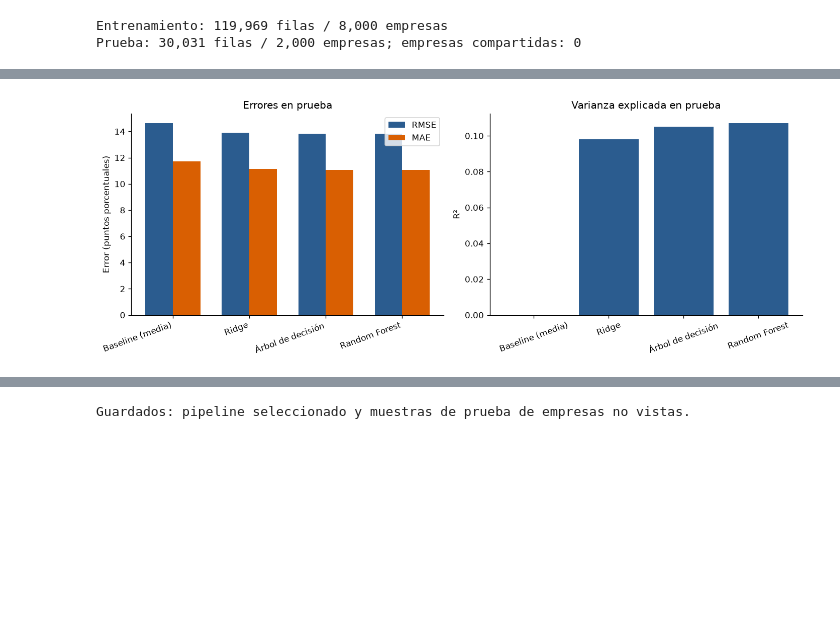
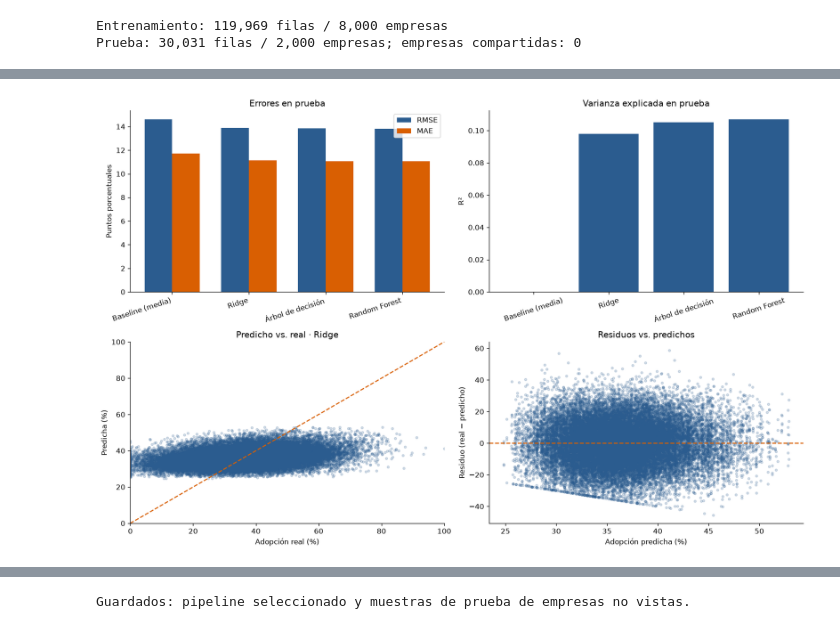
Before and after one commit to TaniaGorosito/aa-2026-entorno, a Jupyter notebook: proyecto_equipo/notebooks/05_regresion.ipynb, the cells around one changed output, grey strips where cells are left out. Saved outputs shown, nothing was run; the diff lists cells and outputs as text; code cells hidden in the pictures; blank space fills up the shorter version.

```diff
--- a/proyecto_equipo/notebooks/05_regresion.ipynb
+++ b/proyecto_equipo/notebooks/05_regresion.ipynb
@@ -184,34 +267,64 @@ Modelo con menor RMSE de prueba: Random Forest
 # %%
-# Comparación de errores (misma unidad) y R² en el conjunto de prueba.
-fig, axes = plt.subplots(1, 2, figsize=(12, 4.5))
-x = np.arange(len(df_comparativa))
-ancho = 0.36
-axes[0].bar(x - ancho/2, df_comparativa["RMSE (Test)"], ancho, label="RMSE", color=COLOR_BASE)
-axes[0].bar(x + ancho/2, df_comparativa["MAE (Test)"], ancho, label="MAE", color=COLOR_LINEA)
-axes[0].set_ylabel("Error (puntos porcentuales)")
-axes[0].set_title("Errores en prueba")
-axes[0].set_xticks(x, df_comparativa["Modelo"], rotation=20, ha="right")
-axes[0].legend()
-axes[1].bar(df_comparativa["Modelo"], df_comparativa["R² (Test)"], color=COLOR_BASE)
-axes[1].set_ylabel("R²")
-axes[1].set_title("Varianza explicada en prueba")
-axes[1].tick_params(axis="x", rotation=20)
-plt.tight_layout()
-plt.savefig(SALIDAS / "comparativa_metricas_tp2.png", dpi=250, bbox_inches="tight")
-plt.show()
+# Comparación gráfica de test y diagnósticos del modelo seleccionado por GroupKFold.
+fig, axes = plt.subplots(2, 2, figsize=(14, 9))
+x = np.arange(len(df_comparativa)); ancho = 0.36
+axes[0, 0].bar(x-ancho/2, df_comparativa["RMSE (Test)"], ancho, label="RMSE", color=COLOR_BASE)
+axes[0, 0].bar(x+ancho/2, df_comparativa["MAE (Test)"], ancho, label="MAE", color=COLOR_LINEA)
+axes[0, 0].set(title="Errores en prueba", ylabel="Puntos porcentuales")
+axes[0, 0].set_xticks(x, df_comparativa["Modelo"], rotation=18, ha="right"); axes[0, 0].legend()
+axes[0, 1].bar(df_comparativa["Modelo"], df_comparativa["R² (Test)"], color=COLOR_BASE)
+axes[0, 1].set(title="Varianza explicada en prueba", ylabel="R²"); axes[0, 1].tick_params(axis="x", rotation=18)
 
-# Diagnóstico del modelo elegido según RMSE de prueba.
 y_test_pred = modelo_seleccionado.predict(X_test)
 residuos = y_test.to_numpy() - y_test_pred
-fig, (ax1, ax2) = plt.subplots(1, 2, figsize=(12, 4.8))
-ax1.scatter(y_test, y_test_pred, alpha=0.18, color=COLOR_BASE, s=10)
-ax1.plot([0, 100], [0, 100], "--", color=COLOR_LINEA, linewidth=1.5)
-ax1.set(xlabel="Adopción real (%)", ylabel="Adopción predicha (%)", title=f"Predicho vs. real · {mejor_nombre}", xlim=(0,100), ylim=(0,100))
-ax2.hist(residuos, bins=40, color=COLOR_BASE, edgecolor="white")
-ax2.axvline(0, color=COLOR_LINEA, linestyle="--")
-ax2.set(xlabel="Residuo (real − predicho), puntos", ylabel="Frecuencia", title="Distribución de residuos")
-plt.tight_layout()
-plt.savefig(SALIDAS / "diagnostico_residuos_tp2.png", dpi=250, bbox_inches="tight")
-plt.show()
+axes[1, 0].scatter(y_test, y_test_pred, alpha=.2, color=COLOR_BASE, s=10)
+axes[1, 0].plot([0, 100], [0, 100], "--", color=COLOR_LINEA)
+axes[1, 0].set(xlabel="Adopción real (%)", ylabel="Predicha (%)", title=f"Predicho vs. real · {mejor_nombre}", xlim=(0,100), ylim=(0,100))
+axes[1, 1].scatter(y_test_pred, residuos, alpha=.2, color=COLOR_BASE, s=10)
+axes[1, 1].axhline(0, linestyle="--", color=COLOR_LINEA)
+axes[1, 1].set(xlabel="Adopción predicha (%)", ylabel="Residuo (real − predicho)", title="Residuos vs. predichos")
+plt.tight_layout(); plt.savefig(SALIDAS / "comparativas_y_diagnosticos_tp2.png", dpi=250, bbox_inches="tight"); plt.show()
+
+fig, ax = plt.subplots(figsize=(8, 4.5))
+ax.hist(residuos, bins=40, color=COLOR_BASE, edgecolor="white", density=True)
+ax.axvline(0, color=COLOR_LINEA, linestyle="--")
+ax.set(xlabel="Residuo (real − predicho), puntos", ylabel="Densidad", title="Distribución de residuos")
+plt.tight_layout(); plt.savefig(SALIDAS / "histograma_residuos_tp2.png", dpi=250, bbox_inches="tight"); plt.show()
+
+# Importancia: magnitud absoluta de Ridge y reducción de impureza de Random Forest.
+prep_rf = pipe_rf.named_steps["prepro"]
+nombres_features = prep_rf.get_feature_names_out()
+coef_ridge = mejor_ridge.named_steps["modelo"].coef_.ravel()
+imp = pd.DataFrame({
+    "Característica": nombres_features,
+    "|Coeficiente Ridge|": np.abs(coef_ridge),
+    "Importancia Random Forest": pipe_rf.named_steps["modelo"].feature_importances_,
+})
+fig, axes = plt.subplots(1, 2, figsize=(14, 7))
+for ax, col, titulo, color in [(axes[0], "|Coeficiente Ridge|", "Ridge: magnitud del coeficiente", COLOR_BASE),
+                              (axes[1], "Importancia Random Forest", "Random Forest: importancia", COLOR_LINEA)]:
+    top = imp.nlargest(15, col).sort_values(col)
+    ax.barh(top["Característica"], top[col], color=color); ax.set_title(titulo)
+plt.tight_layout(); plt.savefig(SALIDAS / "importancia_variables_tp2.png", dpi=250, bbox_inches="tight"); plt.show()
+
+# Curva de aprendizaje por grupos para observar si más datos reducen sesgo o varianza.
+tamanos, score_train, score_cv = learning_curve(
+    modelo_seleccionado, X_train, y_train, groups=grupos_train,
+    train_sizes=[0.2, 0.45, 0.7, 1.0], cv=GroupKFold(n_splits=3),
+    scoring="neg_root_mean_squared_error", n_jobs=1,
+)
+rmse_train_curva, rmse_cv_curva = -score_train.mean(axis=1), -score_cv.mean(axis=1)
+fig, ax = plt.subplots(figsize=(8, 5))
+ax.plot(tamanos, rmse_train_curva, marker="o", label="Entrenamiento", color=COLOR_BASE)
+ax.plot(tamanos, rmse_cv_curva, marker="s", label="Validación agrupada", color=COLOR_LINEA)
+ax.set(xlabel="Filas de entrenamiento", ylabel="RMSE (puntos)", title=f"Curva de aprendizaje · {mejor_nombre}")
+ax.legend(); plt.tight_layout(); plt.savefig(SALIDAS / "curva_aprendizaje_tp2.png", dpi=250, bbox_inches="tight"); plt.show()
+
+# Diagnóstico opcional de normalidad: muestra de hasta 5.000 residuos; con n grande el test es sensible.
+rng_residuos = np.random.default_rng(SEMILLA)
+residuos_muestra = rng_residuos.choice(residuos, size=min(5_000, len(residuos)), replace=False)
+estadistico_norm, p_norm = normaltest(residuos_muestra)
+print(f"D’Agostino-Pearson en {len(residuos_muestra):,} residuos: estadístico={estadistico_norm:.3f}, p={p_norm:.3g}.")
+print("La prueba es diagnóstica y no determina por sí sola si el modelo es útil; con muchas observaciones puede detectar desvíos pequeños.")
 # %% [output]
-[figure, old version]
+[figure, new version]
```
Also changed, not shown: parts of 5 cells of this notebook, 2 other files.
